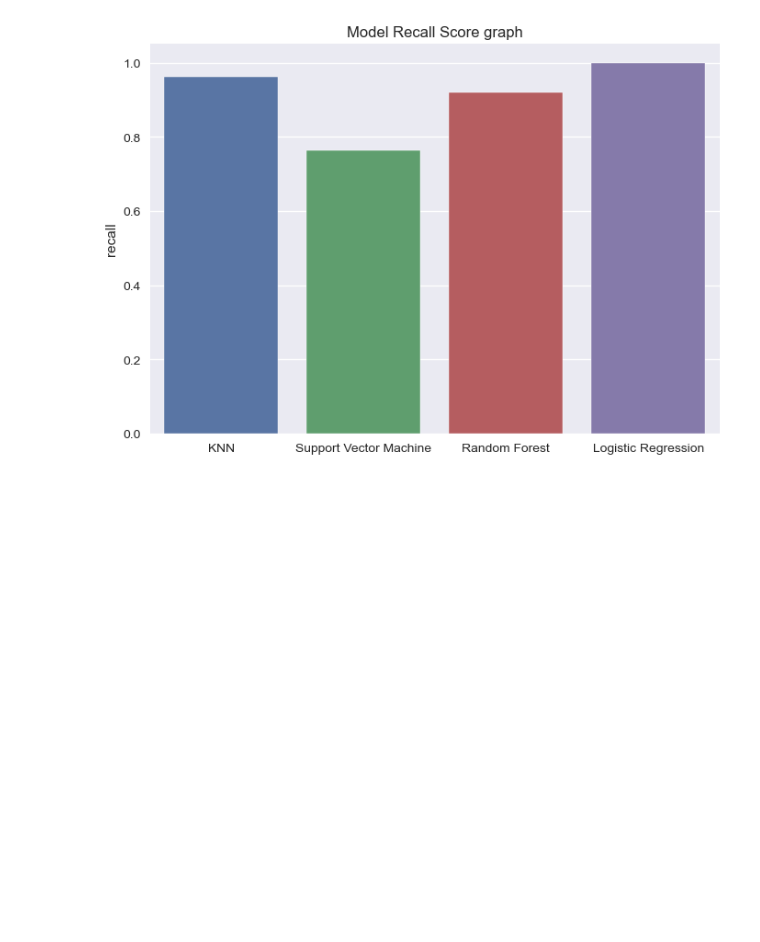
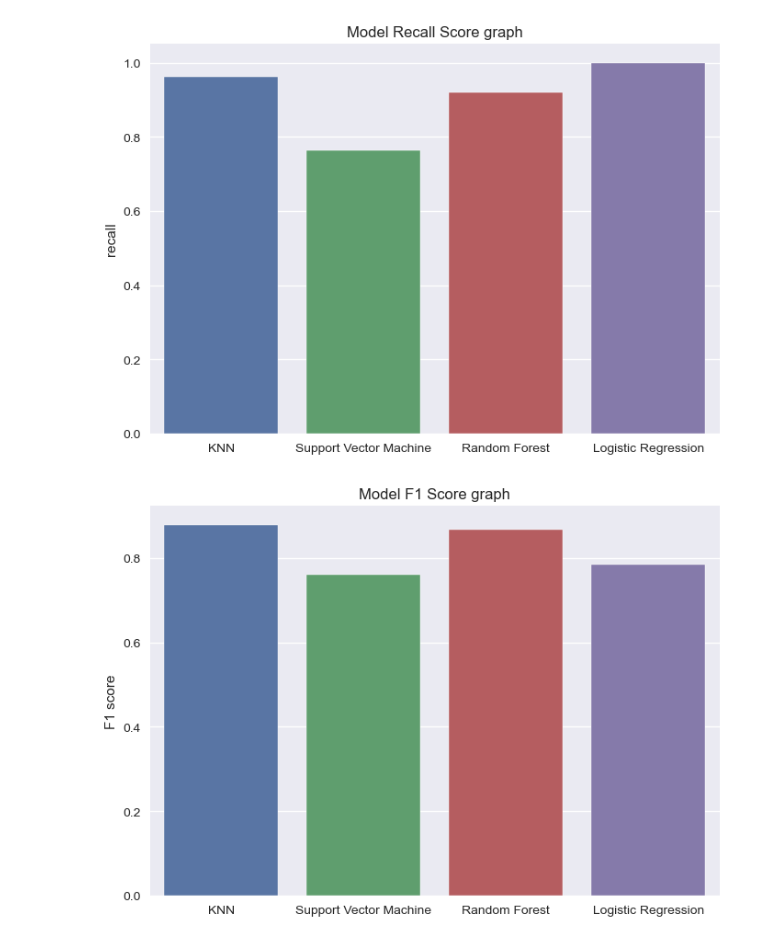
Before and after one commit to ikmalsyafiq/ECE-225A-Final-Project, a Jupyter notebook: analysis.ipynb, the cells around one changed output. Saved outputs shown, nothing was run; the diff lists cells and outputs as text; code cells hidden in the pictures; blank space fills up the shorter version.

```diff
--- a/analysis.ipynb
+++ b/analysis.ipynb
@@ -517,3 +517,12 @@ plt.ylabel("recall")
 plt.show()
 # %% [output]
 [figure]
+# %%
+x_label = ['KNN',"Support Vector Machine",'Random Forest','Logistic Regression']
+y_label = [fscore_knn[0],fscore_svc[0],fscore_rf[0],fscore_lr[0]]
+sns.barplot(x_label,y_label)
+plt.title('Model F1 Score graph')
+plt.ylabel("F1 score")
+plt.show()
+# %% [output]
+[figure, added]
```
